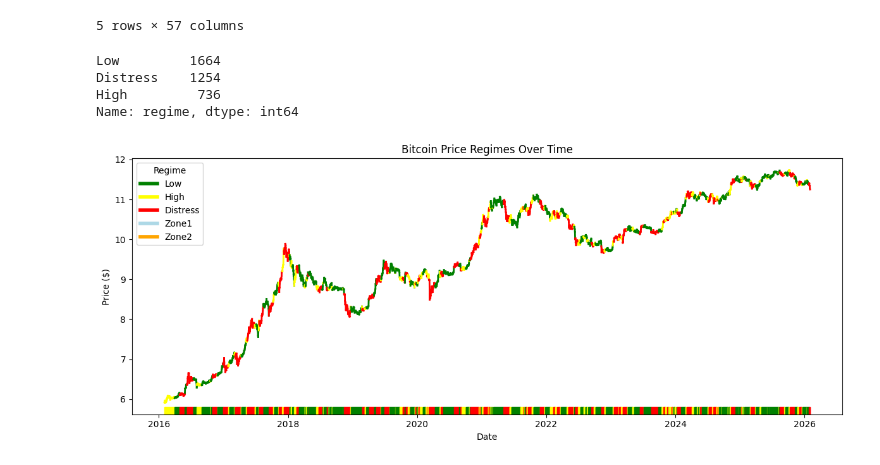
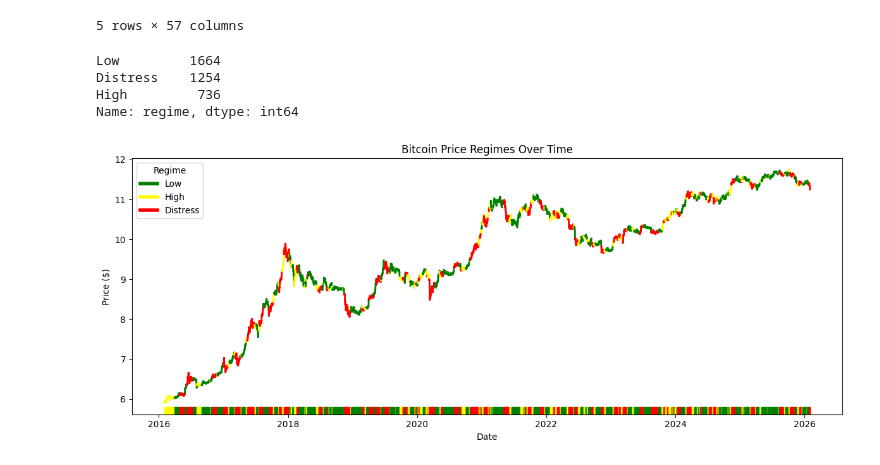
Before and after one commit to Therulow/DSE4211-GRP13, a Jupyter notebook: data/regime_classification_labelling.ipynb, the cells around one changed output. Saved outputs shown, nothing was run; the diff lists cells and outputs as text; code cells hidden in the pictures.

```diff
--- a/data/regime_classification_labelling.ipynb
+++ b/data/regime_classification_labelling.ipynb
@@ -117,9 +117,7 @@ print(df2["regime"].value_counts())
 regime_colors = {
     "Low": "green",
     "High": "yellow",
-    "Distress": "red",
-    "Zone1": "lightblue",
-    "Zone2": "orange"
+    "Distress": "red"
 }
 
 df2["date"] = pd.to_datetime(df2["date"])
@@ -132,31 +130,31 @@ for i in range(len(df2) - 1):
     regime = df2["regime"].iloc[i]
     ax.plot(x, y, color=regime_colors[regime], linewidth=2)
 
 ax.set_xlabel("Date")
 ax.set_ylabel("Price ($)")
 
 #ax.xaxis.set_major_locator(mdates.MonthLocator(interval=12))
 #ax.xaxis.set_major_formatter(mdates.DateFormatter("%b\n%Y"))
 
 
 for i in range(len(df2) - 1):
     x0 = df2["date"].iloc[i]
     x1 = df2["date"].iloc[i+1]
     regime = df2["regime"].iloc[i]
     ax.axvspan(x0, x1,
                ymin=0.0, ymax=0.03,
                color=regime_colors[regime],
                alpha=0.8)
 
 ax.set_title("Bitcoin Price Regimes Over Time")
 handles = [plt.Line2D([0], [0], color=color, lw=4) for color in regime_colors.values()]
 labels = regime_colors.keys()
 ax.legend(handles, labels, title="Regime", loc="upper left")
 plt.tight_layout()
 plt.show()
 # %% [output]
 Low         1664
 Distress    1254
 High         736
 Name: regime, dtype: int64
-[figure, old version]
+[figure, new version]
```
Also changed, not shown: parts of 2 cells of this notebook.
